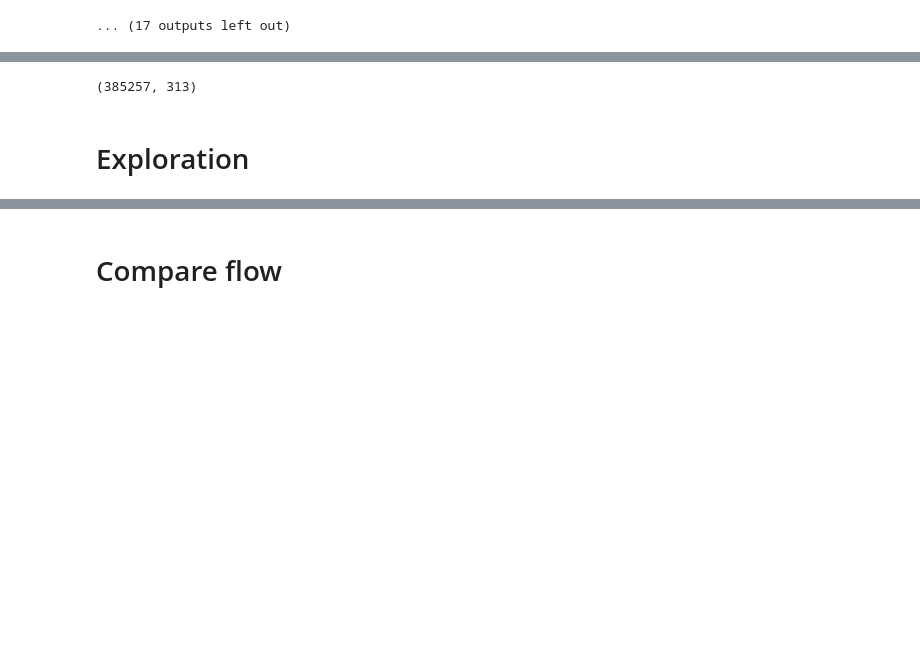
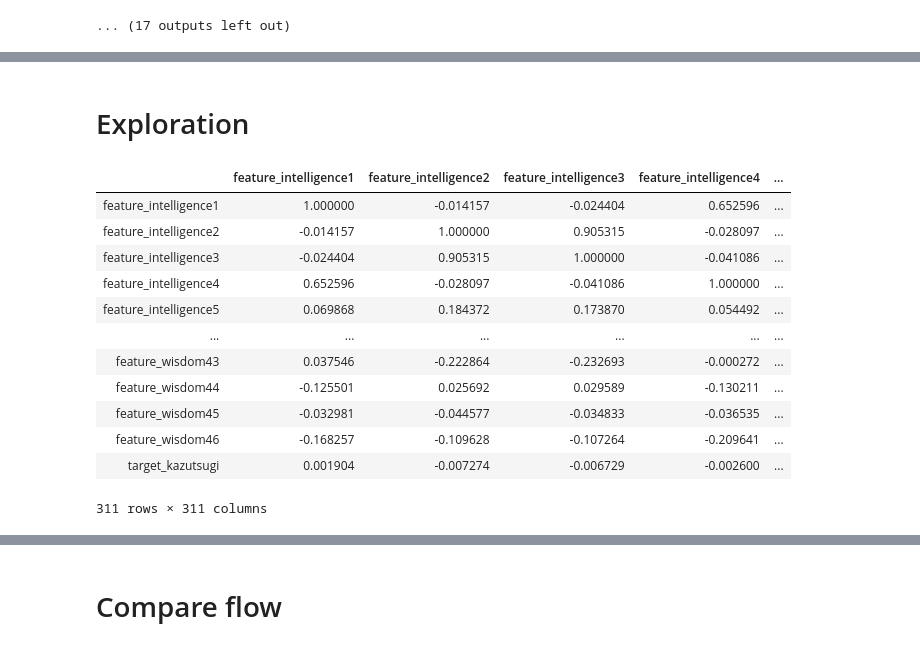
Before and after one commit to AntonDeMeester/udacity-numerai, a Jupyter notebook: explore_predict.ipynb, the cells around one changed output, grey strips where cells are left out. Drawn from its saved outputs; the diff is of its cells as text; code cells hidden in the pictures; blank space fills up the shorter version.

```diff
--- a/explore_predict.ipynb
+++ b/explore_predict.ipynb
@@ -204,8 +216,3 @@ numerai.upload_predictions(predictions, local_folder="data/temp/predictions")
-# %%
-for item in meta_model.models:
-    item.data.cache = {}
-# %% [output]
-(385257, 313)
 # %% [markdown]
 # Exploration
 # %%
@@ -213,7 +220,23 @@ for item in meta_model.models:
 df = data_loader.data
 # %%
 # See how much the features are correlated
-df.corr()
+correlations = df.corr()
+# %%
+correlations
+# %% [output]
+|  | feature_intelligence1 | feature_intelligence2 | feature_intelligence3 | feature_intelligence4 | ... |
+| feature_intelligence1 | 1.000000 | -0.014157 | -0.024404 | 0.652596 | ... |
+| feature_intelligence2 | -0.014157 | 1.000000 | 0.905315 | -0.028097 | ... |
+| feature_intelligence3 | -0.024404 | 0.905315 | 1.000000 | -0.041086 | ... |
+| feature_intelligence4 | 0.652596 | -0.028097 | -0.041086 | 1.000000 | ... |
+| feature_intelligence5 | 0.069868 | 0.184372 | 0.173870 | 0.054492 | ... |
+| ... | ... | ... | ... | ... | ... |
+| feature_wisdom43 | 0.037546 | -0.222864 | -0.232693 | -0.000272 | ... |
+| feature_wisdom44 | -0.125501 | 0.025692 | 0.029589 | -0.130211 | ... |
+| feature_wisdom45 | -0.032981 | -0.044577 | -0.034833 | -0.036535 | ... |
+| feature_wisdom46 | -0.168257 | -0.109628 | -0.107264 | -0.209641 | ... |
+| target_kazutsugi | 0.001904 | -0.007274 | -0.006729 | -0.002600 | ... |
+311 rows × 311 columns
 # %%
 # See which values are present for each column
 for col in df:
```
Also changed, not shown: parts of 9 cells of this notebook, 2 other files.
